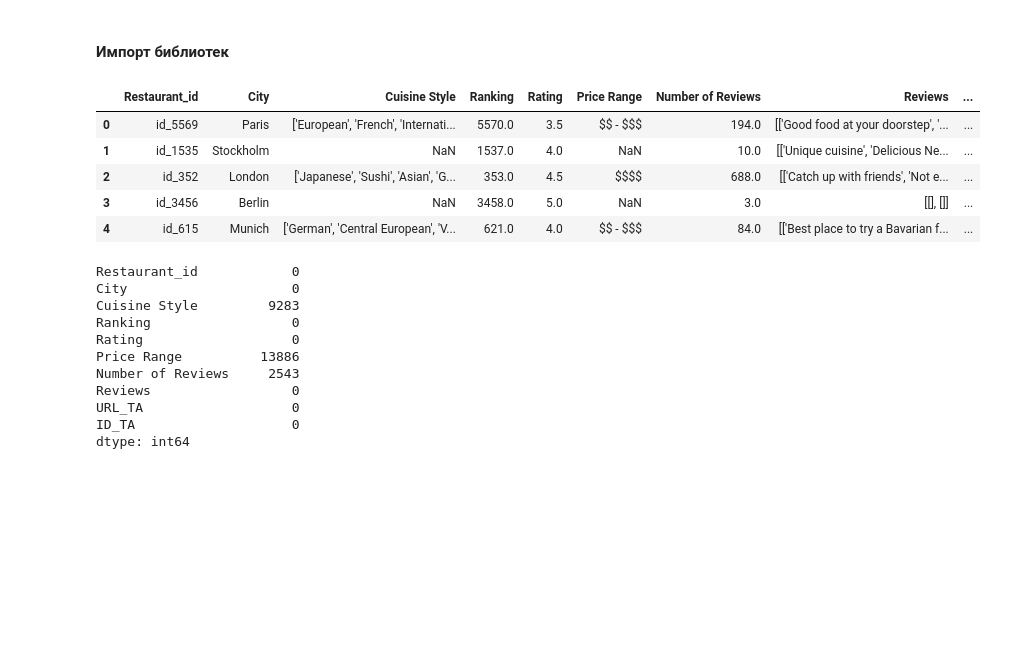
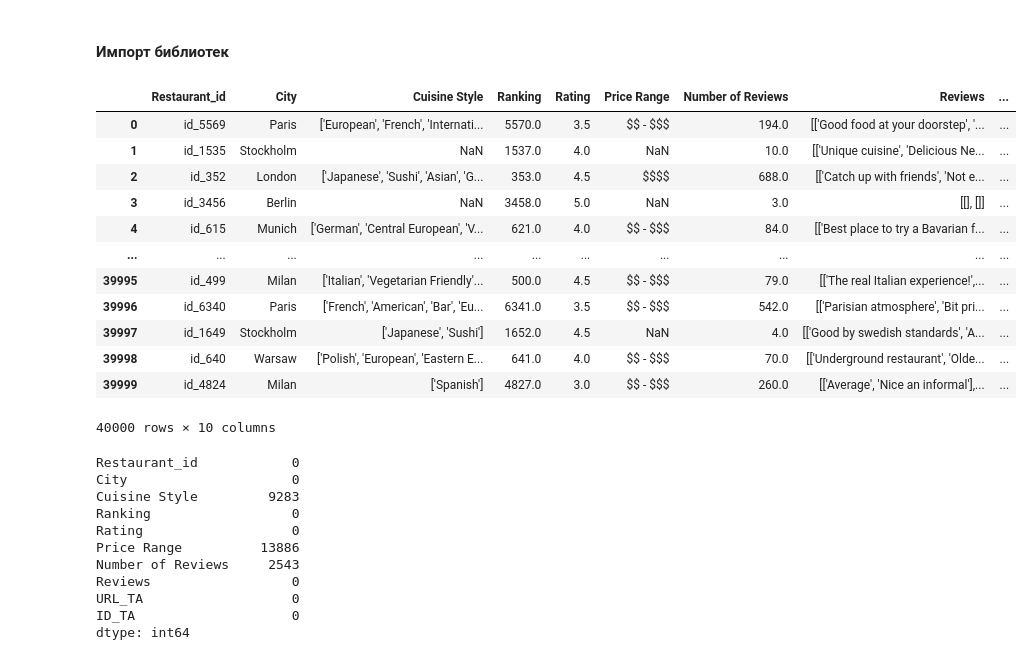
Before and after one commit to AlexanderPilshchikov/Git, a Jupyter notebook: module_3/draft.ipynb, the cells around one changed output. Drawn from its saved outputs; the diff is of its cells as text; code cells hidden in the pictures; blank space fills up the shorter version.

```diff
--- a/module_3/draft.ipynb
+++ b/module_3/draft.ipynb
@@ -5,14 +5,21 @@ import pandas as pd
 # %%
 df = pd.read_csv('main_task.csv')
 # %%
-df.head()
+df
 # %% [output]
 |  | Restaurant_id | City | Cuisine Style | Ranking | Rating | Price Range | Number of Reviews | Reviews | ... |
 | 0 | id_5569 | Paris | ['European', 'French', 'Internati... | 5570.0 | 3.5 | $$ - $$$ | 194.0 | [['Good food at your doorstep', '... | ... |
 | 1 | id_1535 | Stockholm | NaN | 1537.0 | 4.0 | NaN | 10.0 | [['Unique cuisine', 'Delicious Ne... | ... |
 | 2 | id_352 | London | ['Japanese', 'Sushi', 'Asian', 'G... | 353.0 | 4.5 | $$$$ | 688.0 | [['Catch up with friends', 'Not e... | ... |
 | 3 | id_3456 | Berlin | NaN | 3458.0 | 5.0 | NaN | 3.0 | [[], []] | ... |
 | 4 | id_615 | Munich | ['German', 'Central European', 'V... | 621.0 | 4.0 | $$ - $$$ | 84.0 | [['Best place to try a Bavarian f... | ... |
+| ... | ... | ... | ... | ... | ... | ... | ... | ... | ... |
+| 39995 | id_499 | Milan | ['Italian', 'Vegetarian Friendly'... | 500.0 | 4.5 | $$ - $$$ | 79.0 | [['The real Italian experience!',... | ... |
+| 39996 | id_6340 | Paris | ['French', 'American', 'Bar', 'Eu... | 6341.0 | 3.5 | $$ - $$$ | 542.0 | [['Parisian atmosphere', 'Bit pri... | ... |
+| 39997 | id_1649 | Stockholm | ['Japanese', 'Sushi'] | 1652.0 | 4.5 | NaN | 4.0 | [['Good by swedish standards', 'A... | ... |
+| 39998 | id_640 | Warsaw | ['Polish', 'European', 'Eastern E... | 641.0 | 4.0 | $$ - $$$ | 70.0 | [['Underground restaurant', 'Olde... | ... |
+| 39999 | id_4824 | Milan | ['Spanish'] | 4827.0 | 3.0 | $$ - $$$ | 260.0 | [['Average', 'Nice an informal'],... | ... |
+40000 rows × 10 columns
 # %%
 df.isnull().sum()
 # %% [output]
```
Also changed, not shown: parts of 14 cells of this notebook, 2 other files.
